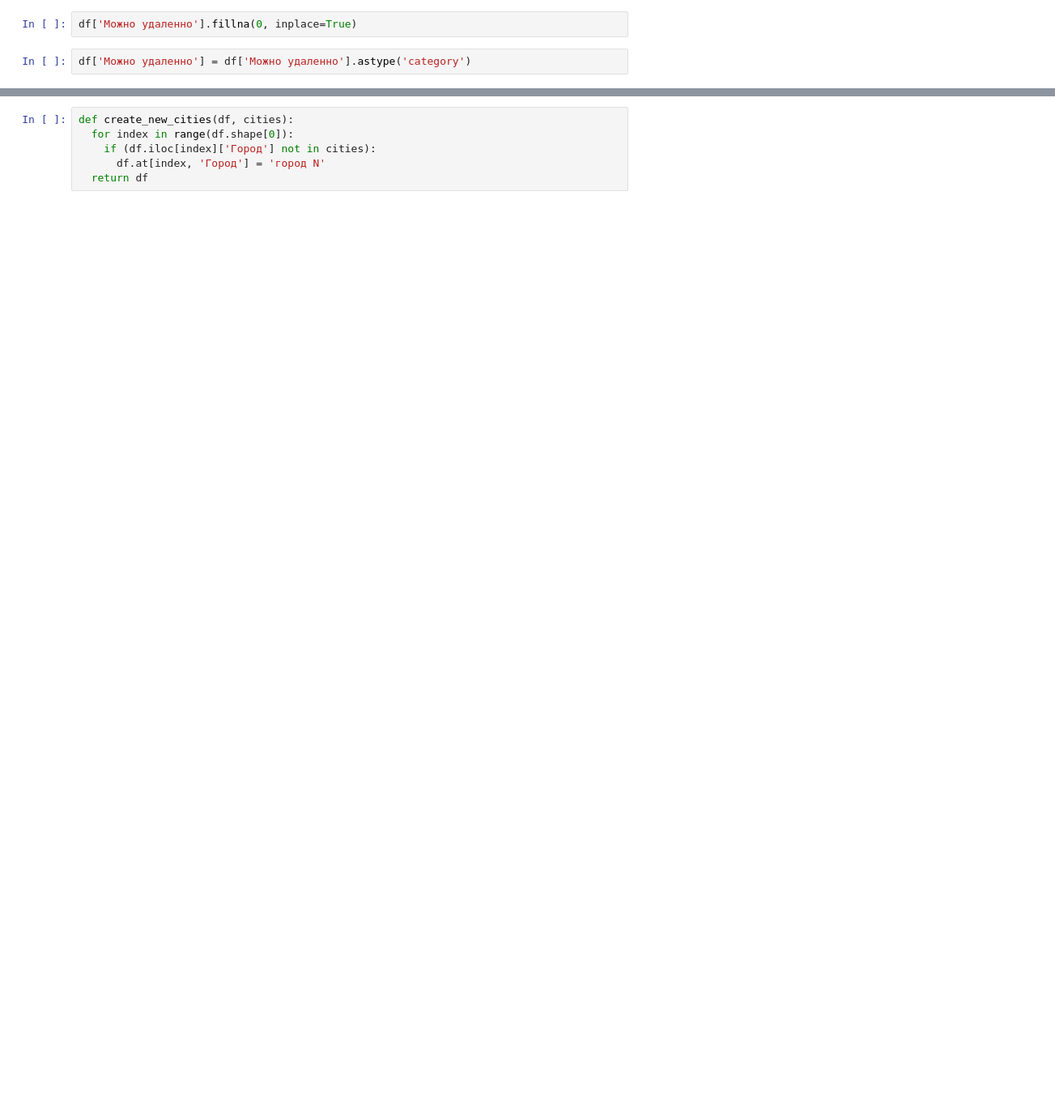
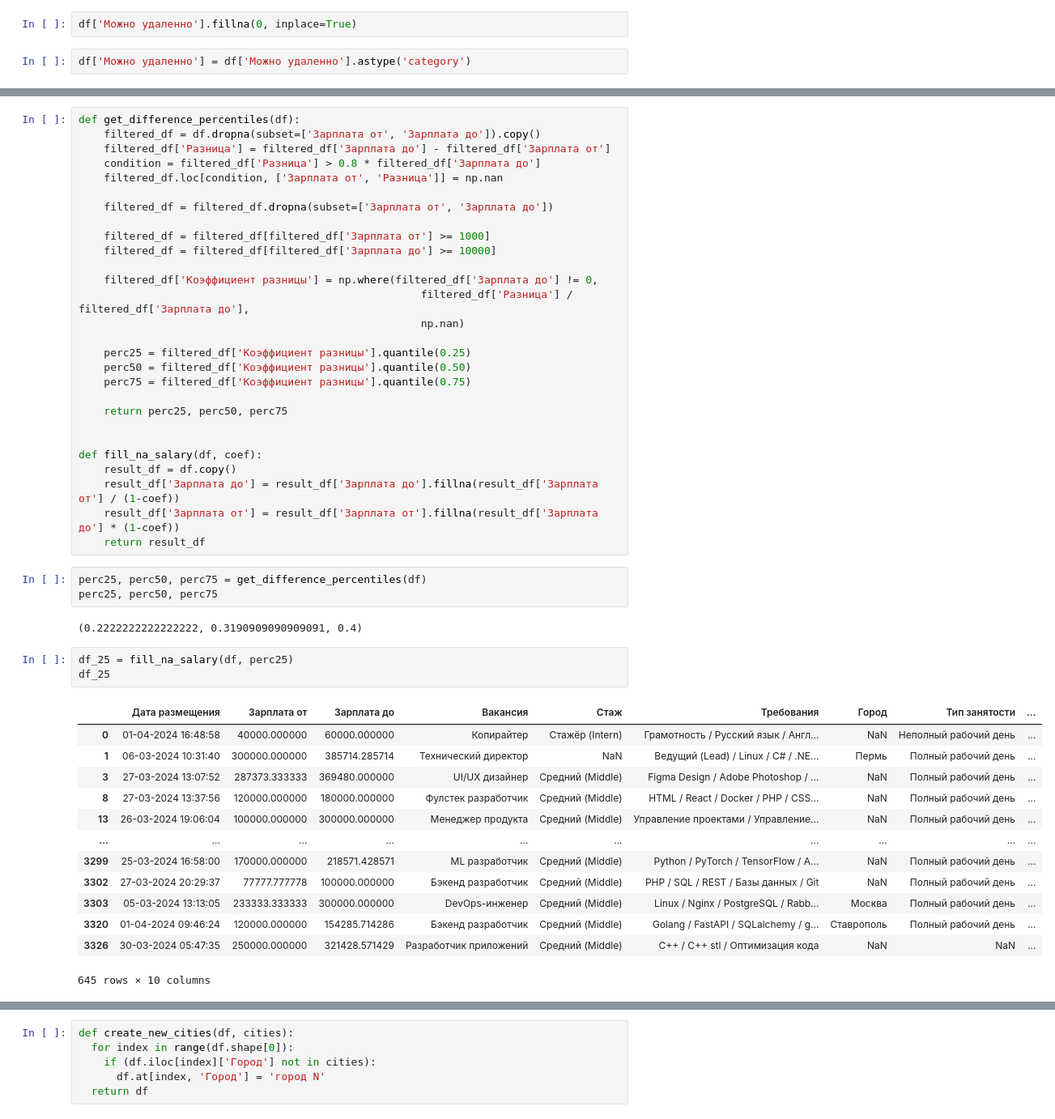
Before and after one commit to LadHrAnalytics/ML_HR, a Jupyter notebook: Notebooks/Habr_cleaning.ipynb, the cells around one changed output, grey strips where cells are left out. Shown at 81% size. Saved outputs shown, nothing was run; the diff lists cells and outputs as text; blank space fills up the shorter version.

```diff
--- a/Notebooks/Habr_cleaning.ipynb
+++ b/Notebooks/Habr_cleaning.ipynb
@@ -134,0 +221,50 @@ memory usage: 56.2+ KB
+# %%
+def get_difference_percentiles(df):
+    filtered_df = df.dropna(subset=['Зарплата от', 'Зарплата до']).copy()
+    filtered_df['Разница'] = filtered_df['Зарплата до'] - filtered_df['Зарплата от']
+    condition = filtered_df['Разница'] > 0.8 * filtered_df['Зарплата до']
+    filtered_df.loc[condition, ['Зарплата от', 'Разница']] = np.nan
+
+    filtered_df = filtered_df.dropna(subset=['Зарплата от', 'Зарплата до'])
+
+    filtered_df = filtered_df[filtered_df['Зарплата от'] >= 1000]
+    filtered_df = filtered_df[filtered_df['Зарплата до'] >= 10000]
+
+    filtered_df['Коэффициент разницы'] = np.where(filtered_df['Зарплата до'] != 0,
+                                                      filtered_df['Разница'] / filtered_df['Зарплата до'],
+                                                      np.nan)
+
+    perc25 = filtered_df['Коэффициент разницы'].quantile(0.25)
+    perc50 = filtered_df['Коэффициент разницы'].quantile(0.50)
+    perc75 = filtered_df['Коэффициент разницы'].quantile(0.75)
+
+    return perc25, perc50, perc75
+
+
+def fill_na_salary(df, coef):
+    result_df = df.copy()
+    result_df['Зарплата до'] = result_df['Зарплата до'].fillna(result_df['Зарплата от'] / (1-coef))
+    result_df['Зарплата от'] = result_df['Зарплата от'].fillna(result_df['Зарплата до'] * (1-coef))
+    return result_df
+# %%
+perc25, perc50, perc75 = get_difference_percentiles(df)
+perc25, perc50, perc75
+# %% [output]
+(0.2222222222222222, 0.3190909090909091, 0.4)
+# %%
+df_25 = fill_na_salary(df, perc25)
+df_25
+# %% [output]
+|  | Дата размещения | Зарплата от | Зарплата до | Вакансия | Стаж | Требования | Город | Тип занятости | ... |
+| 0 | 01-04-2024 16:48:58 | 40000.000000 | 60000.000000 | Копирайтер | Стажёр (Intern) | Грамотность / Русский язык / Англ... | NaN | Неполный рабочий день | ... |
+| 1 | 06-03-2024 10:31:40 | 300000.000000 | 385714.285714 | Технический директор | NaN | Ведущий (Lead) / Linux / C# / .NE... | Пермь | Полный рабочий день | ... |
+| 3 | 27-03-2024 13:07:52 | 287373.333333 | 369480.000000 | UI/UX дизайнер | Средний (Middle) | Figma Design / Adobe Photoshop / ... | NaN | Полный рабочий день | ... |
+| 8 | 27-03-2024 13:37:56 | 120000.000000 | 180000.000000 | Фулстек разработчик | Средний (Middle) | HTML / React / Docker / PHP / CSS... | NaN | Полный рабочий день | ... |
+| 13 | 26-03-2024 19:06:04 | 100000.000000 | 300000.000000 | Менеджер продукта | Средний (Middle) | Управление проектами / Управление... | NaN | Полный рабочий день | ... |
+| ... | ... | ... | ... | ... | ... | ... | ... | ... | ... |
+| 3299 | 25-03-2024 16:58:00 | 170000.000000 | 218571.428571 | ML разработчик | Средний (Middle) | Python / PyTorch / TensorFlow / A... | NaN | Полный рабочий день | ... |
+| 3302 | 27-03-2024 20:29:37 | 77777.777778 | 100000.000000 | Бэкенд разработчик | Средний (Middle) | PHP / SQL / REST / Базы данных / Git | NaN | Полный рабочий день | ... |
+| 3303 | 05-03-2024 13:13:05 | 233333.333333 | 300000.000000 | DevOps-инженер | Средний (Middle) | Linux / Nginx / PostgreSQL / Rabb... | Москва | Полный рабочий день | ... |
+| 3320 | 01-04-2024 09:46:24 | 120000.000000 | 154285.714286 | Бэкенд разработчик | Средний (Middle) | Golang / FastAPI / SQLalchemy / g... | Ставрополь | Полный рабочий день | ... |
+| 3326 | 30-03-2024 05:47:35 | 250000.000000 | 321428.571429 | Разработчик приложений | Средний (Middle) | C++ / C++ stl / Оптимизация кода | NaN | NaN | ... |
+645 rows × 10 columns
```
Also changed, not shown: parts of 23 cells of this notebook.
